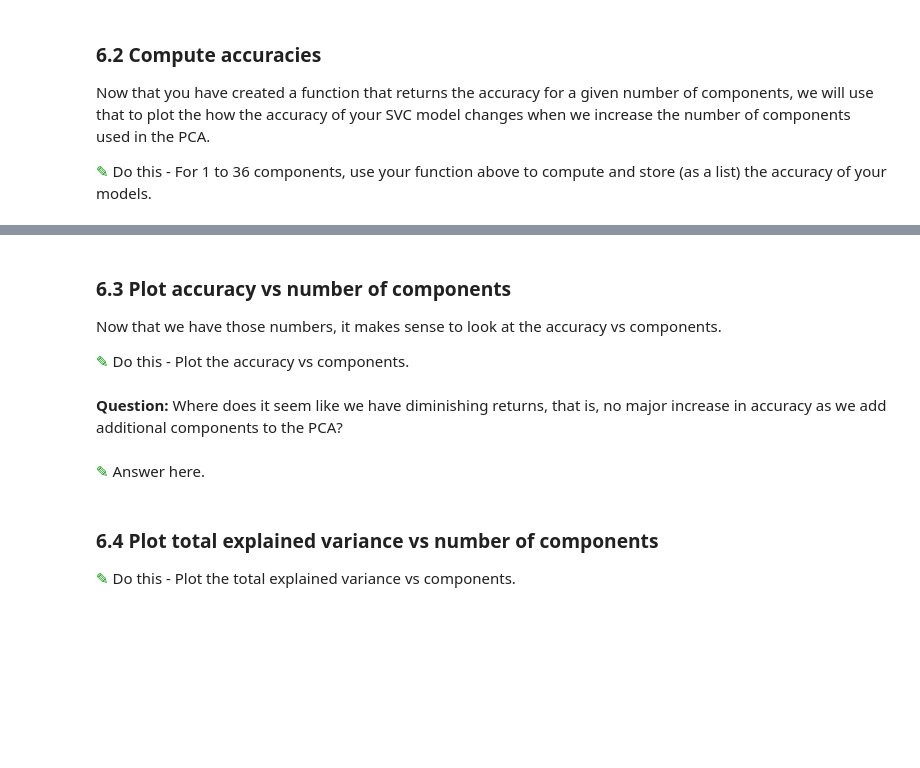
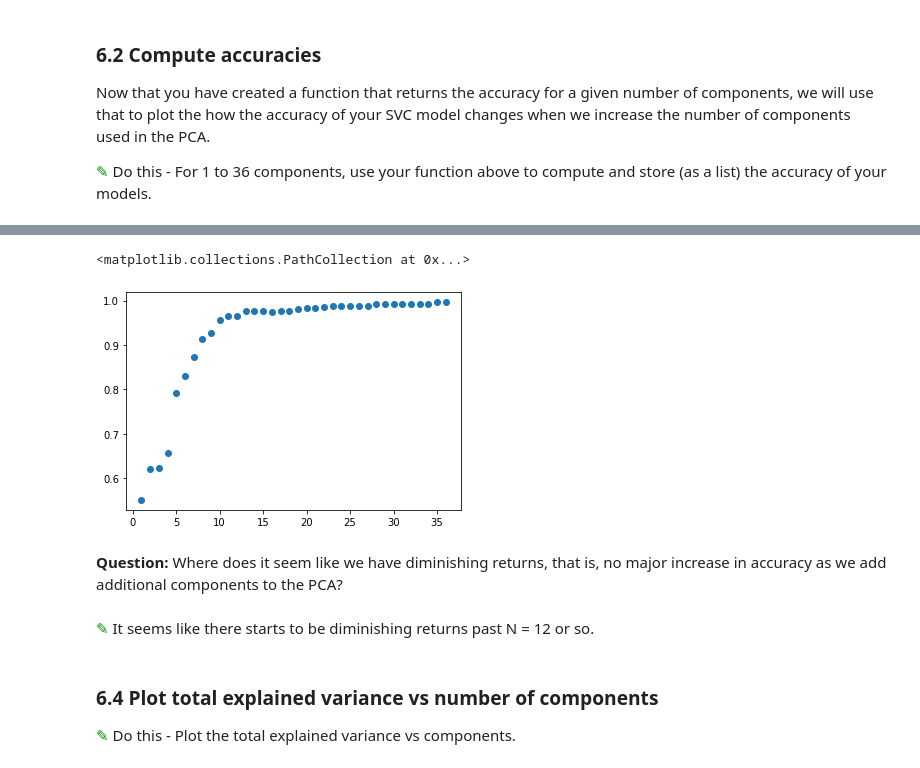
Before and after one commit to gasbarr1/hw-04, a Jupyter notebook: Homework4-SVM_and_PCA-STUDENT.ipynb, the cells around one changed output, grey strips where cells are left out. Drawn from its saved outputs; the diff is of its cells as text; code cells hidden in the pictures; blank space fills up the shorter version.

```diff
--- a/Homework4-SVM_and_PCA-STUDENT.ipynb
+++ b/Homework4-SVM_and_PCA-STUDENT.ipynb
@@ -195,0 +367,10 @@ You probably found that the model with 4 features didn't work so well. What if w
+# %%
+## your code here
+pca = PCA(n_components = 30).fit(train_data)
+pca_train_data = pca.transform(train_data)
+pca_test_data = pca.transform(test_data)
+clf = SVC(kernel='rbf',C=1000,gamma=.01)
+clf = clf.fit(pca_train_data,train_labels)
+prediction = clf.predict(pca_test_data)
+print(classification_report(test_labels,prediction))
+print(confusion_matrix(test_labels,prediction))
@@ -219,6 +410,25 @@ and it will return the accuracy scores for an SVC model fit to pca transformed f
+# %%
+## your code here
+def model(N,train_data,train_labels,test_data,test_labels):
+    pca = PCA(n_components = N).fit(train_data)
+    var = pca.explained_variance_
+    pca_train_data = pca.transform(train_data)
+    pca_test_data = pca.transform(test_data)
+    clf = SVC(kernel='rbf',C=1000,gamma=.01)
+    clf = clf.fit(pca_train_data,train_labels)
+    score = clf.score(pca_test_data,test_labels)
+    return score,var
 # %% [markdown]
 ### 6.2 Compute accuracies
 
 Now that you have created a function that returns the accuracy for a given number of components, we will use that to plot the how the accuracy of your SVC model changes when we increase the number of components used in the PCA.
 
 <font size=8 color="#009600">&#9998;</font> Do this - For 1 to 36 components, use your function above to compute and store (as a list) the accuracy of your models.
+# %%
+## your code here
+scores = []
+variances = []
+for x in range(1,37):
+    score,var = model(x,train_data,train_labels,test_data,test_labels)
+    scores.append(score)
+    variances.append(sum(var))
@@ -225,8 +442,6 @@ Now that you have created a function that returns the accuracy for a given numbe
 # %%
 ## your code here
+plt.scatter(np.arange(1,37),scores)
+# %% [output]
+<matplotlib.collections.PathCollection at 0x...>
+[figure, added]
-# %% [markdown]
-### 6.3 Plot accuracy vs number of components
-
-Now that we have those numbers, it makes sense to look at the accuracy vs components.
-
-<font size=8 color="#009600">&#9998;</font> Do this - Plot the accuracy vs components.
@@ -235,7 +448,7 @@ Now that we have those numbers, it makes sense to look at the accuracy vs compon
 # %% [markdown]
 **Question:** Where does it seem like we have diminishing returns, that is, no major increase in accuracy as we add additional components to the PCA?
 # %% [markdown]
-<font size=8 color="#009600">&#9998;</font> Answer here.
+<font size=8 color="#009600">&#9998;</font> It seems like there starts to be diminishing returns past N = 12 or so.
 # %% [markdown]
 ### 6.4 Plot total explained variance vs number of components
 
```
Also changed, not shown: parts of 39 cells of this notebook, 2 other files.
